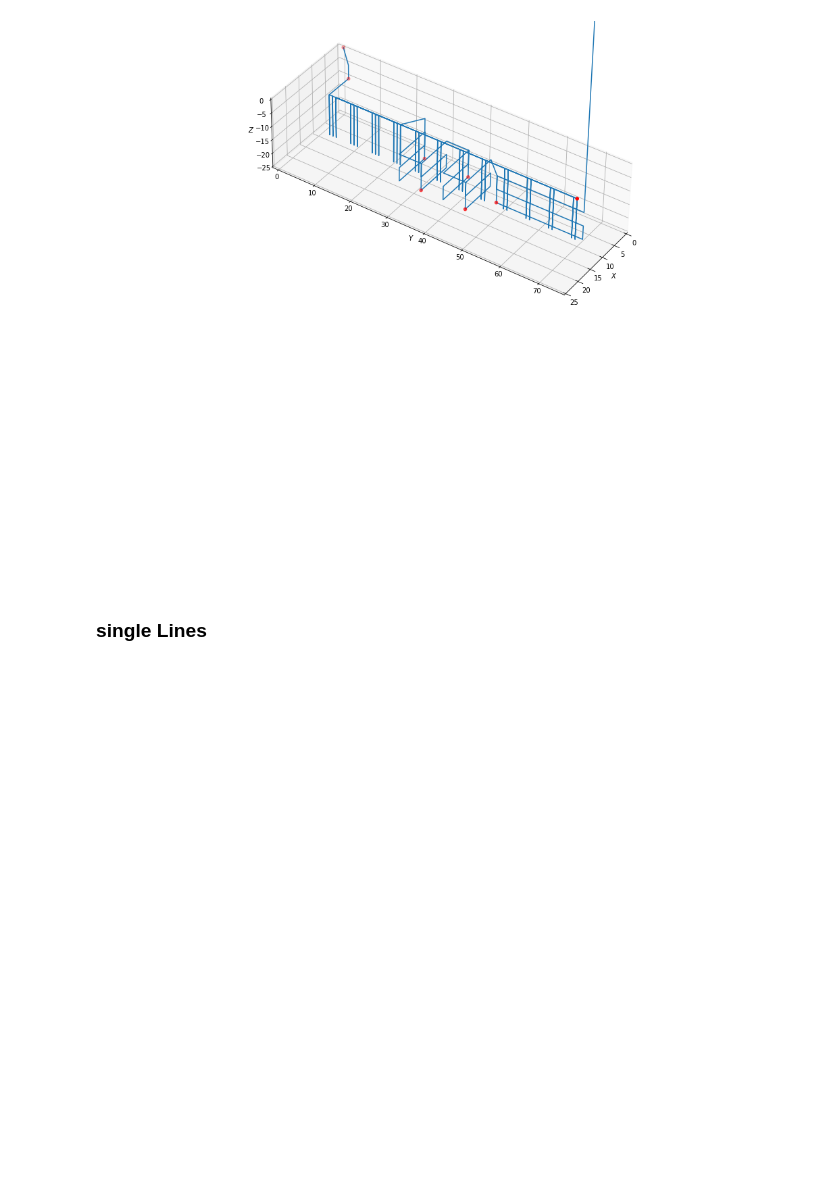
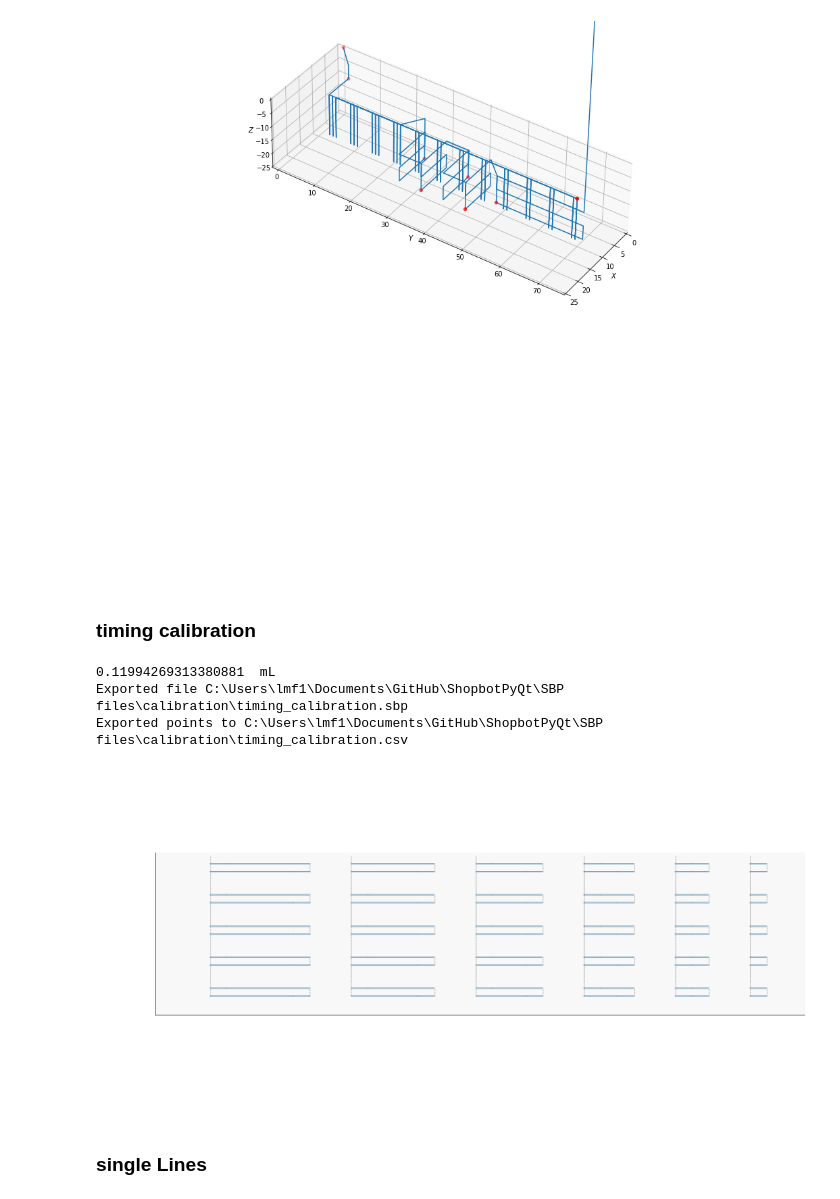
Before and after one commit to usnistgov/ShopbotPyQt, a Jupyter notebook: SBP files/sbpcreator.ipynb, the cells around one changed output. Drawn from its saved outputs; the diff is of its cells as text; code cells hidden in the pictures; blank space fills up the shorter version.

Commit message:
new pressure timing protocol

```diff
--- a/SBP files/sbpcreator.ipynb
+++ b/SBP files/sbpcreator.ipynb
@@ -232,6 +233,51 @@ total.export(os.path.join(SBPFOLDER, ,'sideVertSlide.sbp'), [])
 # %% [output]
 Exported file C:\Users\lmf1\OneDriveNIST\NIST\data\shopbot\SBP files\sideVertSlide.sbp
 [figure]
+# %% [markdown]
+### timing calibration
+# %%
+total = copy.deepcopy(dv)
+
+total = total + sc.startingPoint(0,0,0)
+total.turnOn(3)
+x0 = '&slideW/2'
+total.jx(x0)
+for length in [ 12, 10, 8, 6, 4, 2]:
+    if length<12:
+        y0 = sc.p(total.cp[1], f'&spacing+{length+2}')
+    else:
+        y0 = '&spacing'
+    total.jy(y0)
+    for i,speed in enumerate([5, 10, 15, 20, 40]):
+        total.setInkSpeed(0, speed)
+        total.setSpeeds(m=speed)
+        zz = sc.zigzag(lastPt=total, killZigs=True)
+        zz.x0 = x0
+        zz.y0 = y0
+        zz.z0 = f'-&slideW+&spacing*{i+0.5}'
+        zz.width = length
+        zz.spacing1 = '&spacing/4'
+        zz.spacing2 = '&spacing/4'
+        zz.reps=2
+        zz.shortdir = '+z'
+        zz.longdir='+y'
+        zz.sbp() # create zigzag
+        zz.jz(f'-&slideW+&spacing*{i+1}')  # go halfway to next layer
+        total = total + zz
+
+
+total.turnOff(3)
+total.mz(10)
+print(total.volume/1000, ' mL')
+# total.withdraw()
+total.plot(ele=0, azi=0)
+total.export(os.path.join(SBPFOLDER, 'calibration', 'timing_calibration.sbp'), [])
+# print(total.convertFile('spacing'))
+# %% [output]
+0.11994269313380881  mL
+Exported file C:\Users\lmf1\Documents\GitHub\ShopbotPyQt\SBP files\calibration\timing_calibration.sbp
+Exported points to C:\Users\lmf1\Documents\GitHub\ShopbotPyQt\SBP files\calibration\timing_calibration.csv
+[figure, added]
 # %% [markdown]
 ### single Lines
 # %%
```
Also changed, not shown: parts of 4 cells of this notebook, 43 other files.
